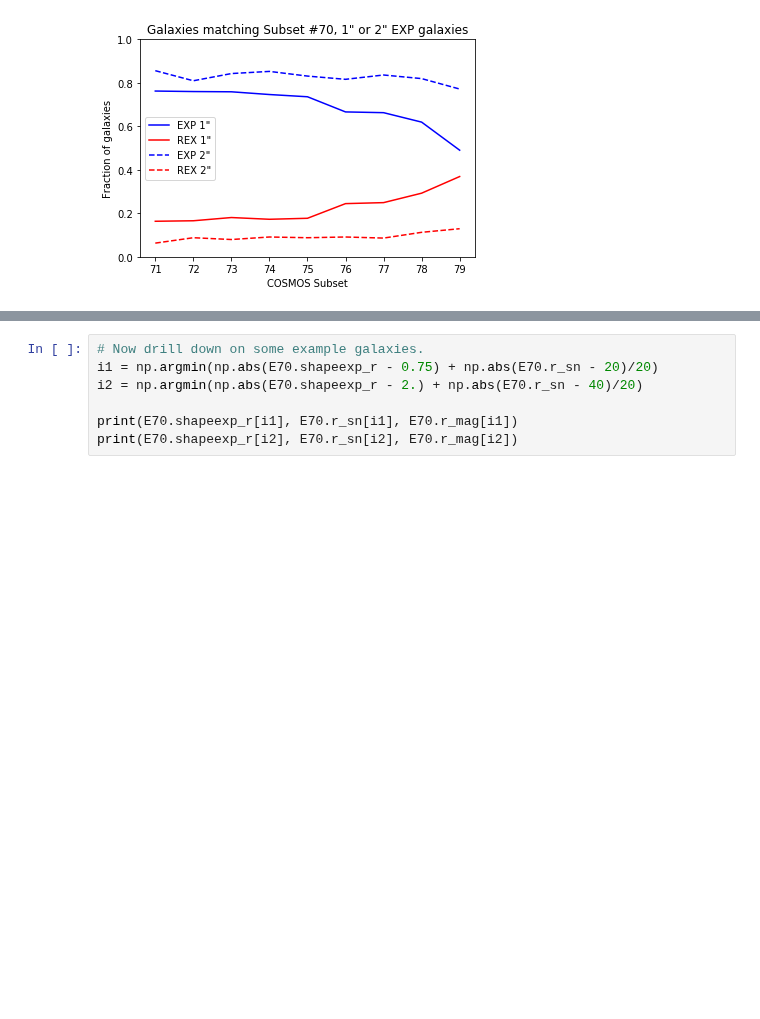
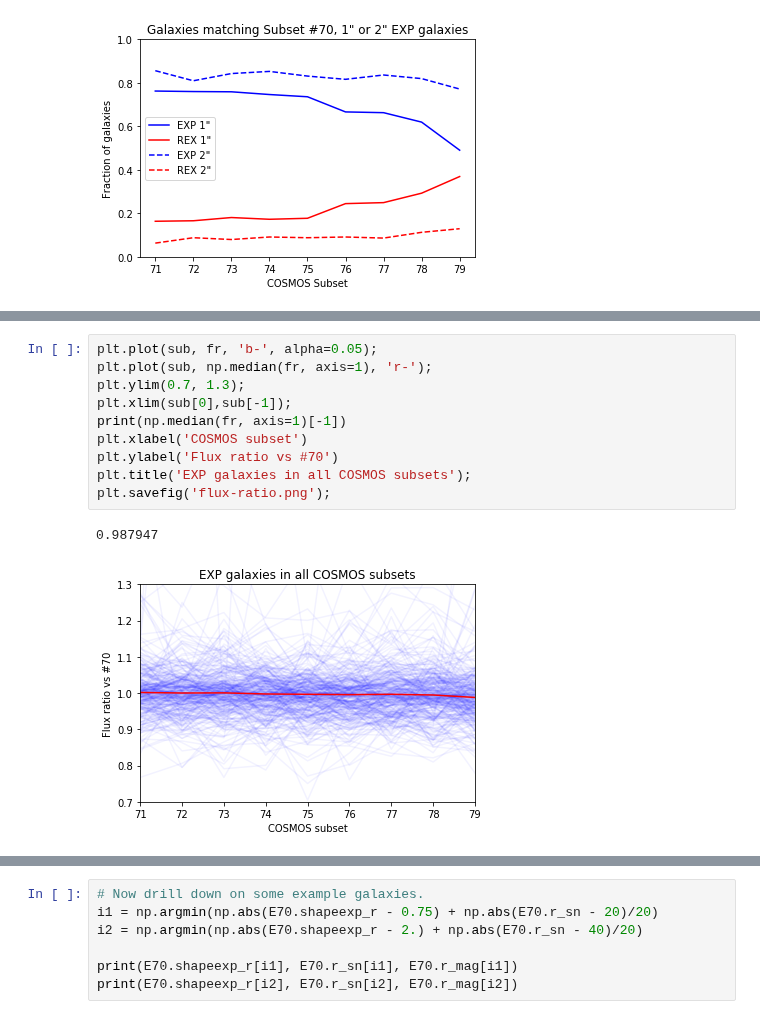
Before and after one commit to legacysurvey/legacypipe, a Jupyter notebook: py/legacyanalysis/cosmos-dr7.ipynb, the cells around one changed output, grey strips where cells are left out. Cells and saved outputs as stored; diff of their text form; blank space fills up the shorter version.

```diff
--- a/py/legacyanalysis/cosmos-dr7.ipynb
+++ b/py/legacyanalysis/cosmos-dr7.ipynb
@@ -287,0 +306,13 @@ plt.savefig('exp-to-rex.png')
+# %%
+plt.plot(sub, fr, 'b-', alpha=0.05);
+plt.plot(sub, np.median(fr, axis=1), 'r-');
+plt.ylim(0.7, 1.3);
+plt.xlim(sub[0],sub[-1]);
+print(np.median(fr, axis=1)[-1])
+plt.xlabel('COSMOS subset')
+plt.ylabel('Flux ratio vs #70')
+plt.title('EXP galaxies in all COSMOS subsets');
+plt.savefig('flux-ratio.png');
+# %% [output]
+0.987947
+[figure, added]
```
Also changed, not shown: parts of 4 cells of this notebook.
